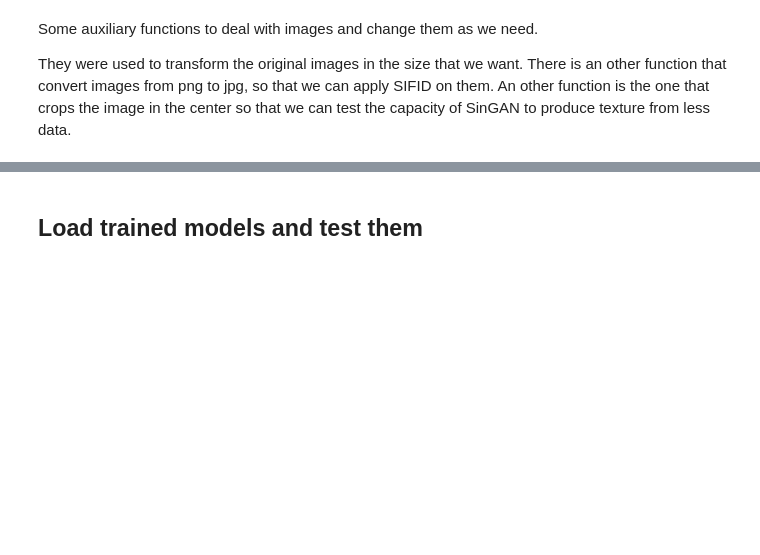
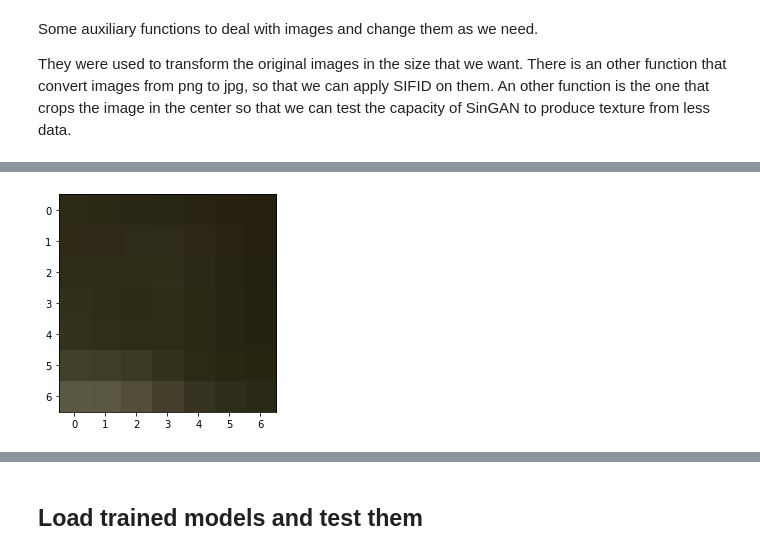
Before and after one commit to aliciafmachado/texture_singan, a Jupyter notebook: SinGAN_Alicia.ipynb, the cells around one changed output, grey strips where cells are left out. Drawn from its saved outputs; the diff is of its cells as text; code cells hidden in the pictures; blank space fills up the shorter version.

```diff
--- a/SinGAN_Alicia.ipynb
+++ b/SinGAN_Alicia.ipynb
@@ -119,0 +178,5 @@ Cropped image!
+# %%
+plt.imshow(patch_other)
+plt.show()
+# %% [output]
+[figure, added]
```
Also changed, not shown: parts of 12 cells of this notebook.
